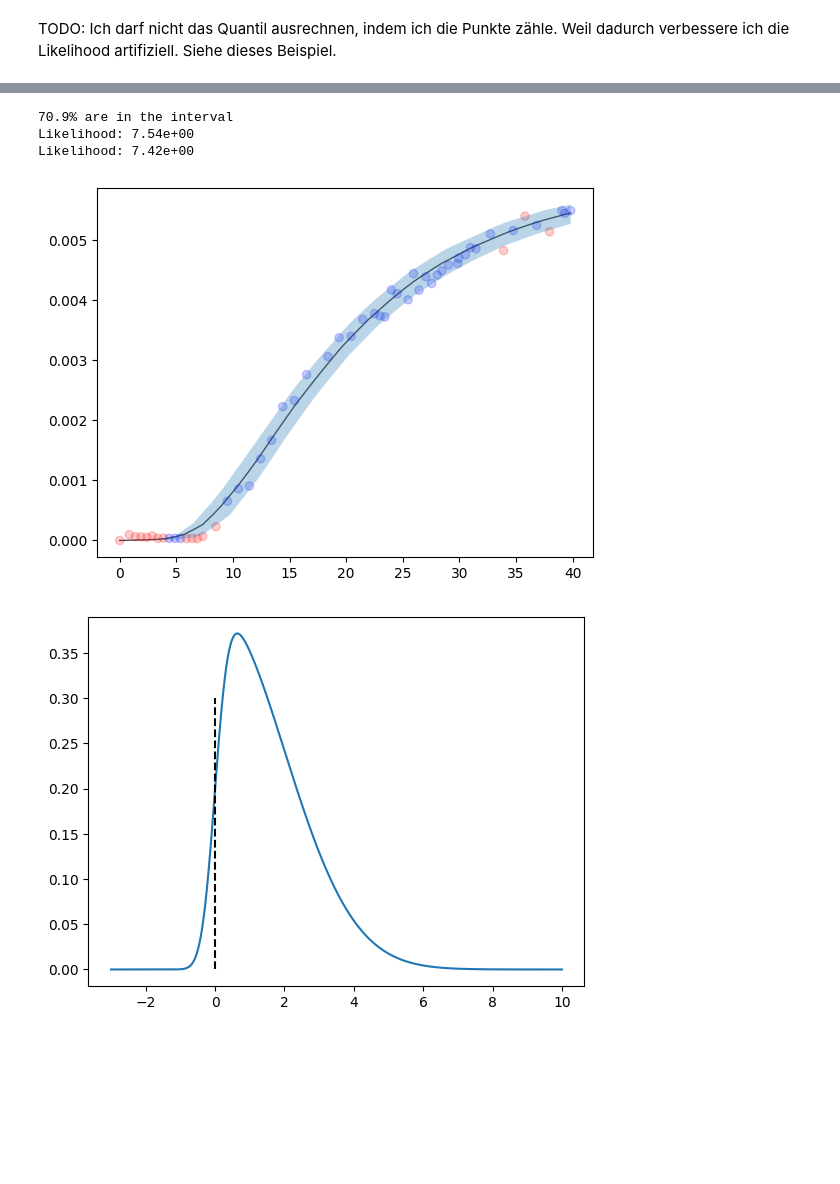
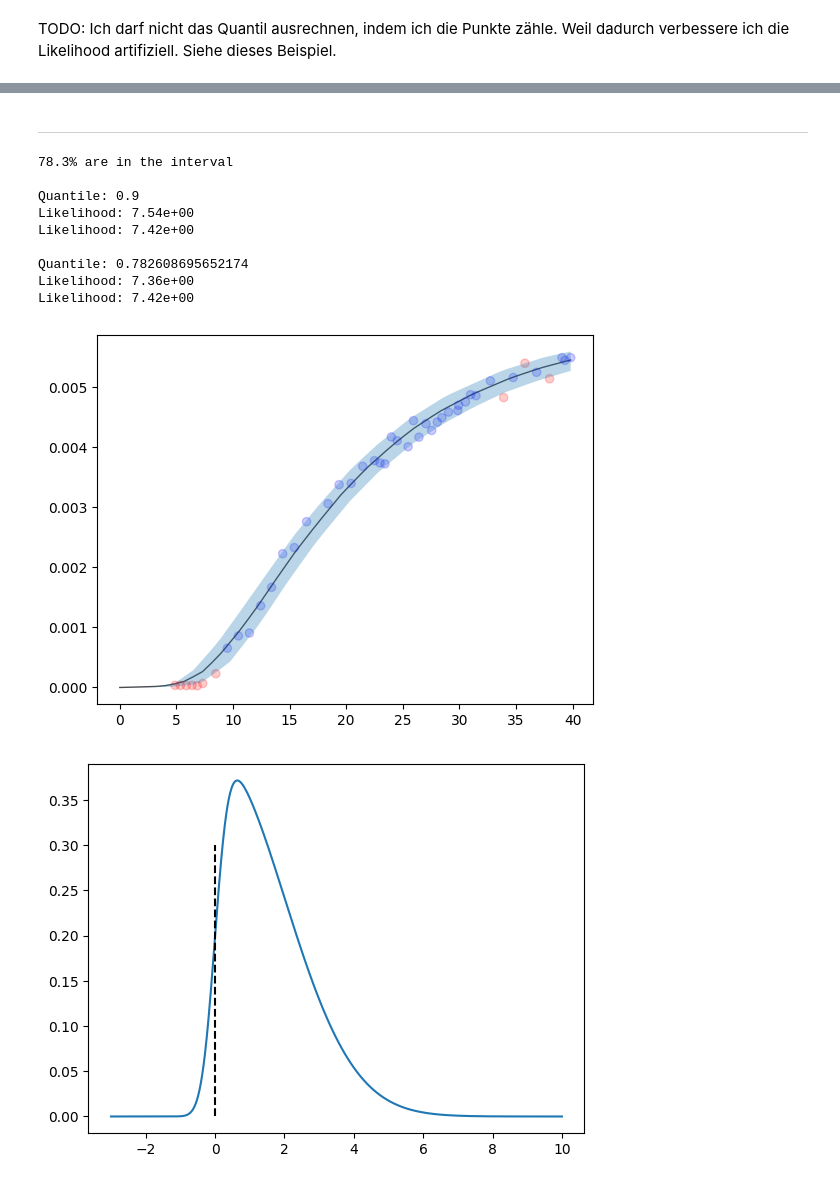
Before and after one commit to RiccardoFrenner/finn-nnpie, a Jupyter notebook: src/tmp_test.ipynb, the cells around one changed output, grey strips where cells are left out. Saved outputs shown, nothing was run; the diff lists cells and outputs as text; code cells hidden in the pictures; blank space fills up the shorter version.

```diff
--- a/src/tmp_test.ipynb
+++ b/src/tmp_test.ipynb
@@ -68,29 +288,47 @@ TODO: Ich darf nicht das Quantil ausrechnen, indem ich die Punkte zähle. Weil d
+# %% [markdown]
+---------
 # %%
 y_lower, y_mean, y_upper = load_exp_interval(t_eval)
 
+skip = 9
+
 is_in_interval = common.is_between_curves(
-    t_eval, y_lower, y_upper, np.array([t_data, y_data]).T
+    t_eval[skip:],
+    y_lower[skip:],
+    y_upper[skip:],
+    np.array([t_data[skip:], y_data[skip:]]).T,
 )
 
-print(
-    f"{np.count_nonzero(is_in_interval)/len(is_in_interval)*100:.1f}% are in the interval"
+computed_quantile = np.count_nonzero(is_in_interval) / len(is_in_interval)
+
+print(f"{computed_quantile*100:.1f}% are in the interval\n")
+for q in [0.9, computed_quantile]:
+    print(f"Quantile: {q}")
+    print(
+        f"Likelihood: {compute_loglikelihood_core2_normal(y_mean, y_upper, y_lower, quantile=q).median_likelihood():.2e}"
+    )
+    print(
+        f"Likelihood: {compute_loglikelihood_core2_normal(y_mean, y_upper, y_lower, quantile=q).mean_likelihood(skip=skip):.2e}"
+    )
+    print()
+
+plt.scatter(
+    t_data[skip:], y_data[skip:], c=np.where(is_in_interval, "b", "r"), alpha=0.2
 )
-print(
-    f"Likelihood: {compute_loglikelihood_core2_normal(y_mean, y_upper, y_lower).median_likelihood():.2e}"
-)
-print(
-    f"Likelihood: {compute_loglikelihood_core2_normal(y_mean, y_upper, y_lower).mean_likelihood(skip=9):.2e}"
-)
-
-plt.scatter(t_data, y_data, c=np.where(is_in_interval, "b", "r"), alpha=0.2)
 plt.plot(t_eval, y_mean, "k-", zorder=-30, alpha=0.7, lw=1)
 plt.fill_between(t_eval, y_lower, y_upper, alpha=0.3)
 plt.show()
 # %% [output]
-70.9% are in the interval
+78.3% are in the interval
+
+Quantile: 0.9
 Likelihood: 7.54e+00
 Likelihood: 7.42e+00
+
+Quantile: 0.782608695652174
+Likelihood: 7.36e+00
+Likelihood: 7.42e+00
-[figure, old version]
+[figure, new version]
 # %%
 x = np.linspace(-3, 10, 1000)
 dist = stats.skewnorm(a=6.4, loc=0, scale=2)
```
Also changed, not shown: parts of 7 cells of this notebook, 3 other files.
